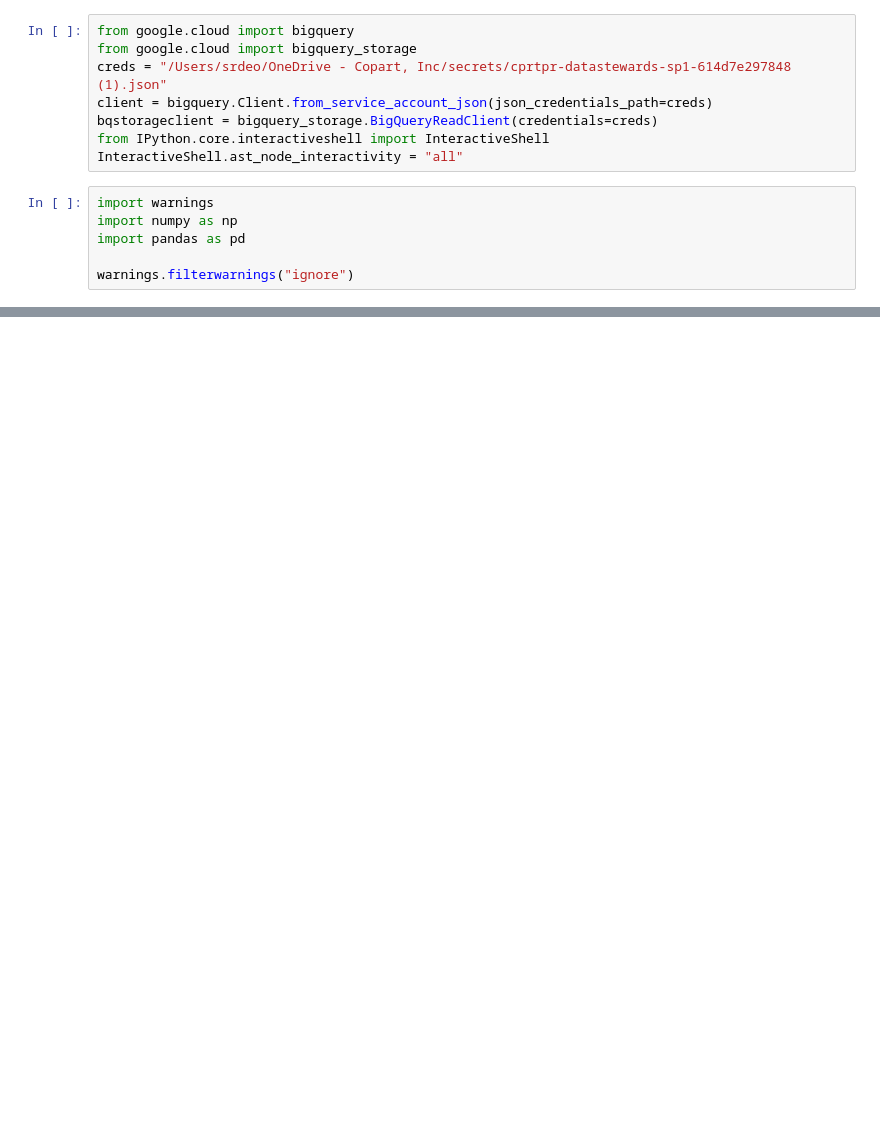
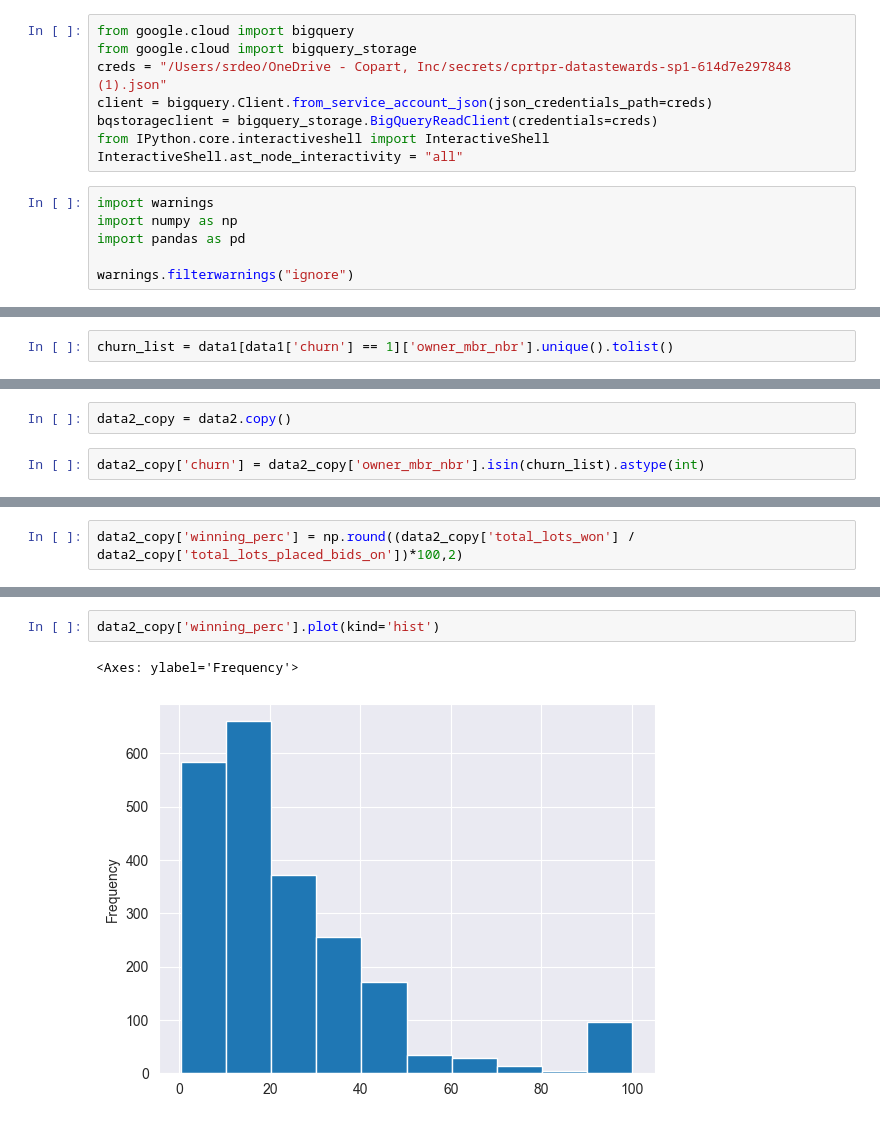
Before and after one commit to srijan-deo/Churn-Premier-Members, a Jupyter notebook: churn-analysis-t6-1year-april.ipynb, the cells around one changed output, grey strips where cells are left out. Drawn from its saved outputs; the diff is of its cells as text; blank space fills up the shorter version.

```diff
--- a/churn-analysis-t6-1year-april.ipynb
+++ b/churn-analysis-t6-1year-april.ipynb
@@ -585,0 +97,2 @@ data1[~data1['owner_mbr_nbr'].isin(df_mbr_lst)]
+# %%
+churn_list = data1[data1['churn'] == 1]['owner_mbr_nbr'].unique().tolist()
@@ -585,0 +196,4 @@ data1[~data1['owner_mbr_nbr'].isin(df_mbr_lst)]
+# %%
+data2_copy = data2.copy()
+# %%
+data2_copy['churn'] = data2_copy['owner_mbr_nbr'].isin(churn_list).astype(int)
@@ -585,0 +227,2 @@ data1[~data1['owner_mbr_nbr'].isin(df_mbr_lst)]
+# %%
+data2_copy['winning_perc'] = np.round((data2_copy['total_lots_won'] / data2_copy['total_lots_placed_bids_on'])*100,2)
@@ -585,0 +245,5 @@ data1[~data1['owner_mbr_nbr'].isin(df_mbr_lst)]
+# %%
+data2_copy['winning_perc'].plot(kind='hist')
+# %% [output]
+<Axes: ylabel='Frequency'>
+[figure, added]
```
Also changed, not shown: parts of 41 cells of this notebook.
